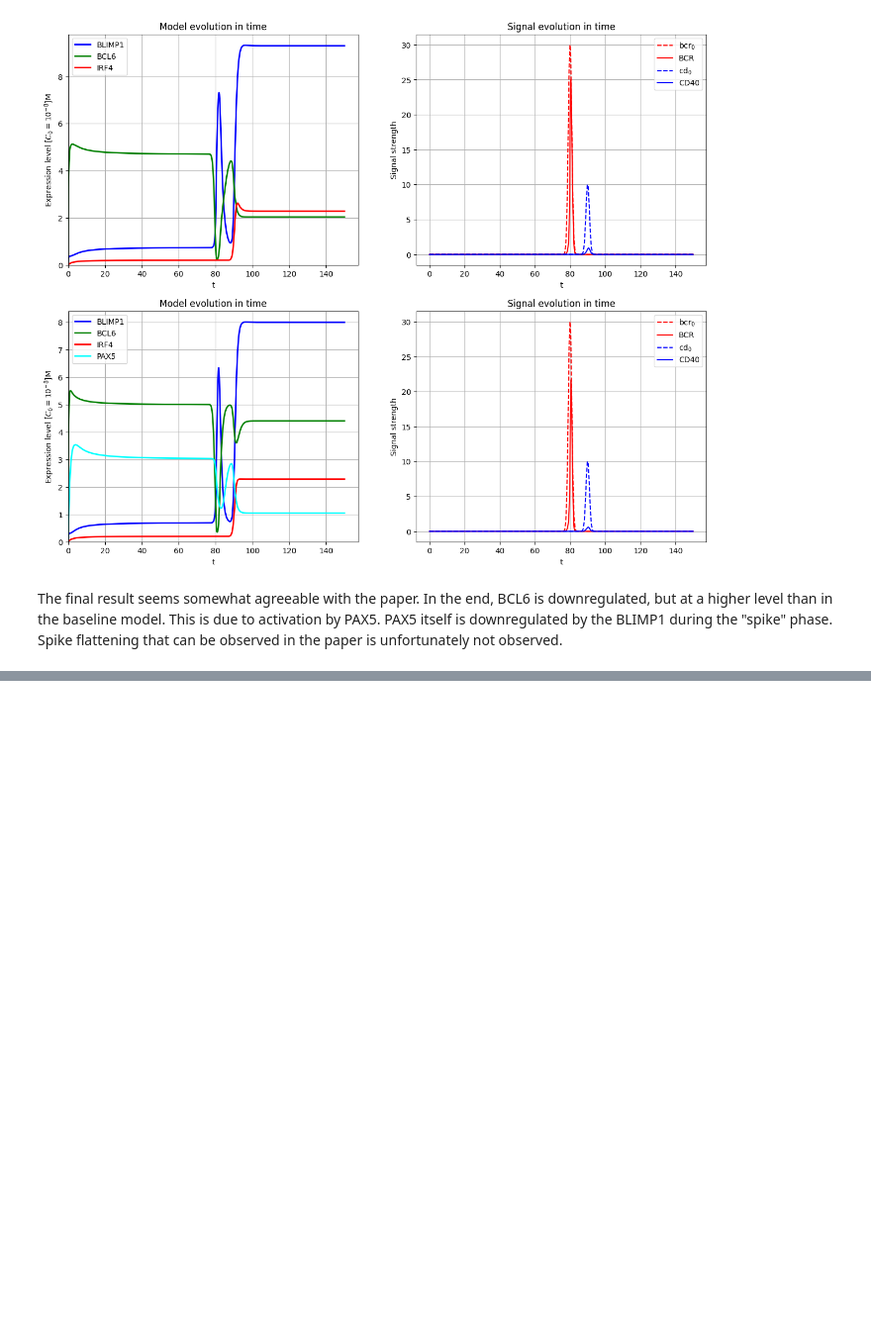
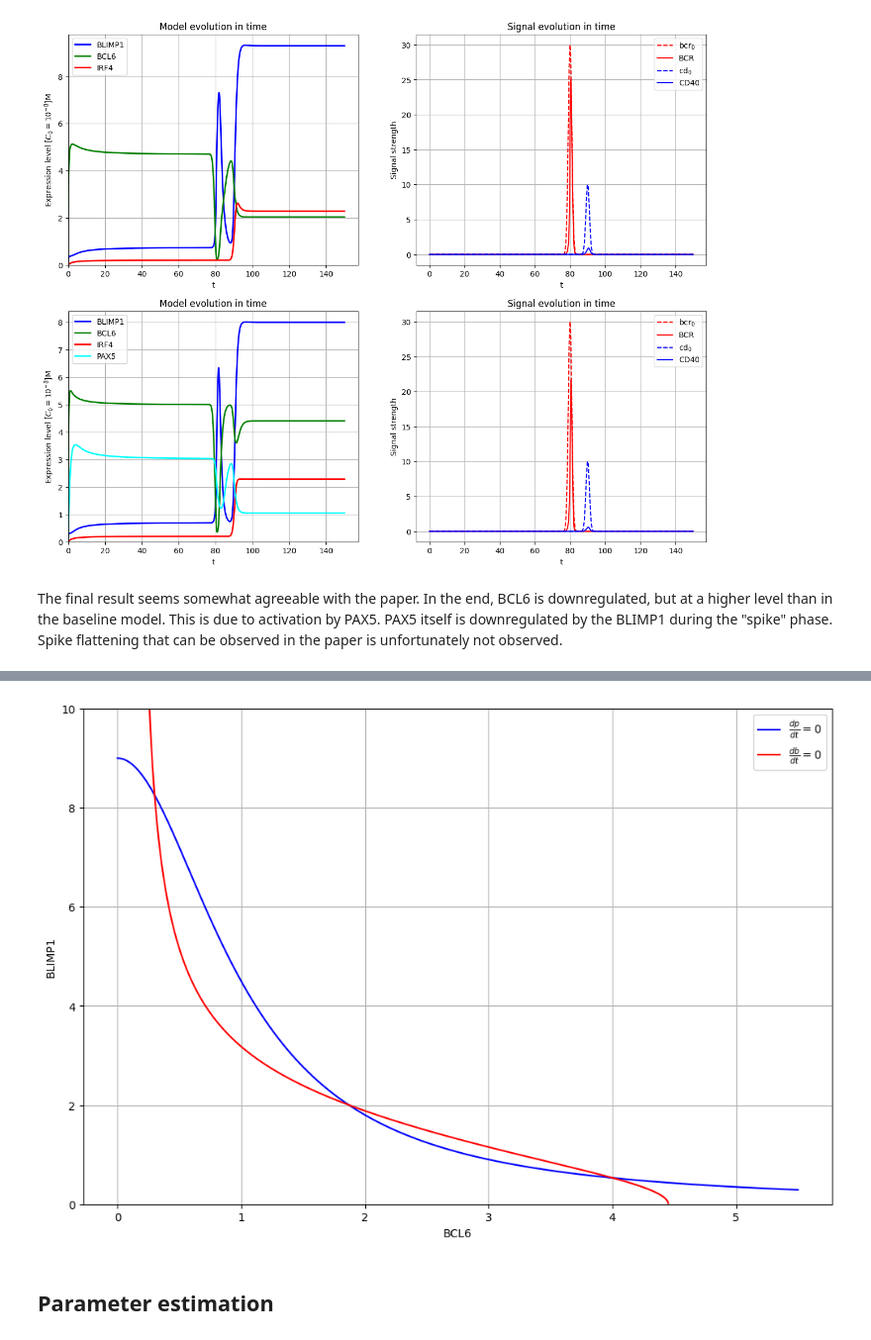
Before and after one commit to barrgol/gc-cell-differentiation, a Jupyter notebook: notebook.ipynb, the cells around one changed output, grey strips where cells are left out. Shown at 99% size. Cells and saved outputs as stored; diff of their text form; code cells hidden in the pictures; blank space fills up the shorter version.

Commit message:
Three critical points as given in figure S1

```diff
--- a/notebook.ipynb
+++ b/notebook.ipynb
@@ -213,0 +234,45 @@ The final result seems somewhat agreeable with the paper. In the end, BCL6 is do
+# %%
+# BLIMP1 nullcline as given in the equation above
+def dpdt_nullcline(b, kb, mp, sp, lp):
+    return (mp + sp * ((kb**2) / (kb**2 + b**2))) / lp
+
+# BCL6 nullcline as given in the equation above
+def dbdt_nullcline(b,  kb, kp, mb, sb, lb, bcr0):
+    BCR = bcr0 * ((kb**2) / (kb**2 + b**2))
+    return np.sqrt((sb * kp**2 * kb**2) / ((kb**2 + b**2)*((lb + BCR)*b - mb)) - kp**2)
+# %%
+bs = np.linspace(0, 5.5, 10000)
+
+# "Default" model parameters as given in table S1 of the Martinez paper
+mu_p = 1e-6
+mu_b = 2
+
+sigma_p = 9
+sigma_b = 100
+
+k_p = 1
+k_b = 1
+
+lam_p = 1
+lam_b = 1
+
+fig, ax = plt.subplots(1,1,figsize=(12,8))
+
+dpdt = dpdt_nullcline(bs, k_b, mu_p, sigma_p, lam_p)
+dbdt = dbdt_nullcline(bs, k_b, k_p, mu_b, sigma_b, lam_b, 11)
+
+ax.plot(bs, dpdt, color="blue", label=r"$\frac{dp}{dt} = 0$")
+ax.plot(bs, dbdt, color="red", label=r"$\frac{db}{dt} = 0$")
+
+ax.set_xlabel("BCL6")
+ax.set_ylabel("BLIMP1")
+ax.set_ylim(0, 10)
+# ax.set_xlim(0, 3)
+ax.grid()
+ax.legend()
+
+plt.show()
+# %% [output]
+[figure, added]
+# %% [markdown]
+## Parameter estimation
```
Also changed, not shown: parts of 5 cells of this notebook, 2 other files.
